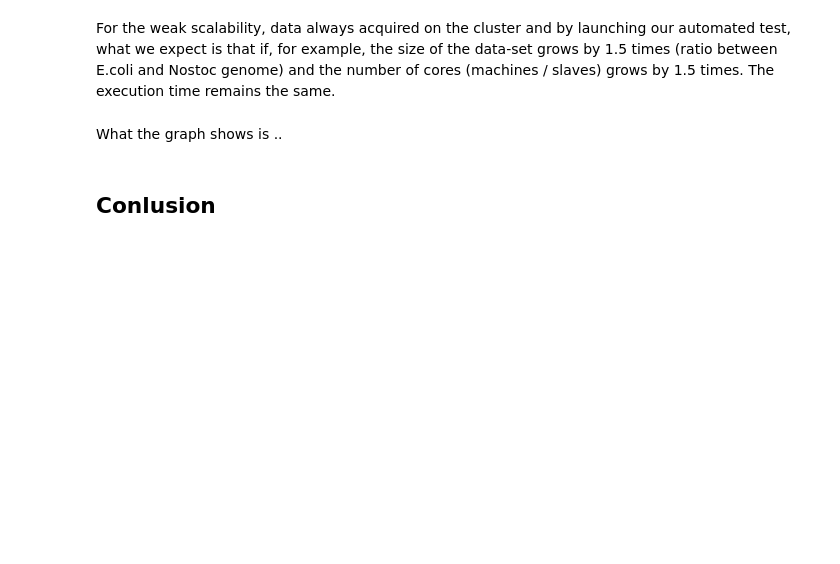
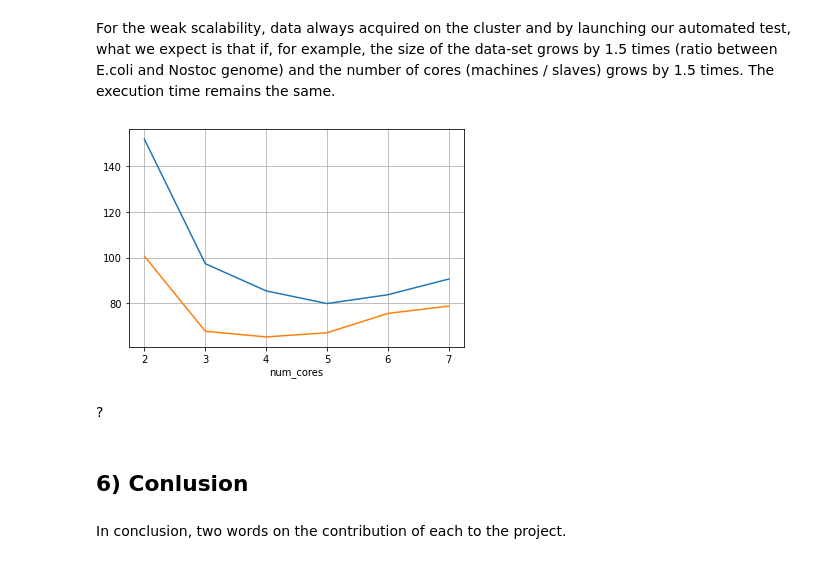
Before and after one commit to Davide-Lotito/ACA_project, a Jupyter notebook: presentation/notebook.ipynb, the cells around one changed output. Cells and saved outputs as stored; diff of their text form; code cells hidden in the pictures; blank space fills up the shorter version.

```diff
--- a/presentation/notebook.ipynb
+++ b/presentation/notebook.ipynb
@@ -439,7 +439,15 @@ What the graph shows is consistent with our expectations. For example, if we loo
 #### Weak
 # %% [markdown]
 For the weak scalability, data always acquired on the cluster and by launching our automated test, what we expect is that if, for example, the size of the data-set grows by 1.5 times (ratio between E.coli and Nostoc genome) and the number of cores (machines / slaves) grows by 1.5 times. The execution time remains the same.
-# %% [markdown]
-What the graph shows is ..
+# %%
+df[df.genome=="nostoc"].groupby( "num_cores" ).millisecs.mean().plot()
+df[df.genome=="e_coli"].groupby( "num_cores" ).millisecs.mean().plot()
+plt.grid()
+# %% [output]
+[figure, added]
+# %% [markdown]
+?
 # %% [markdown]
-## Conlusion
+## 6) Conlusion
+# %% [markdown]
+In conclusion, two words on the contribution of each to the project.
```
